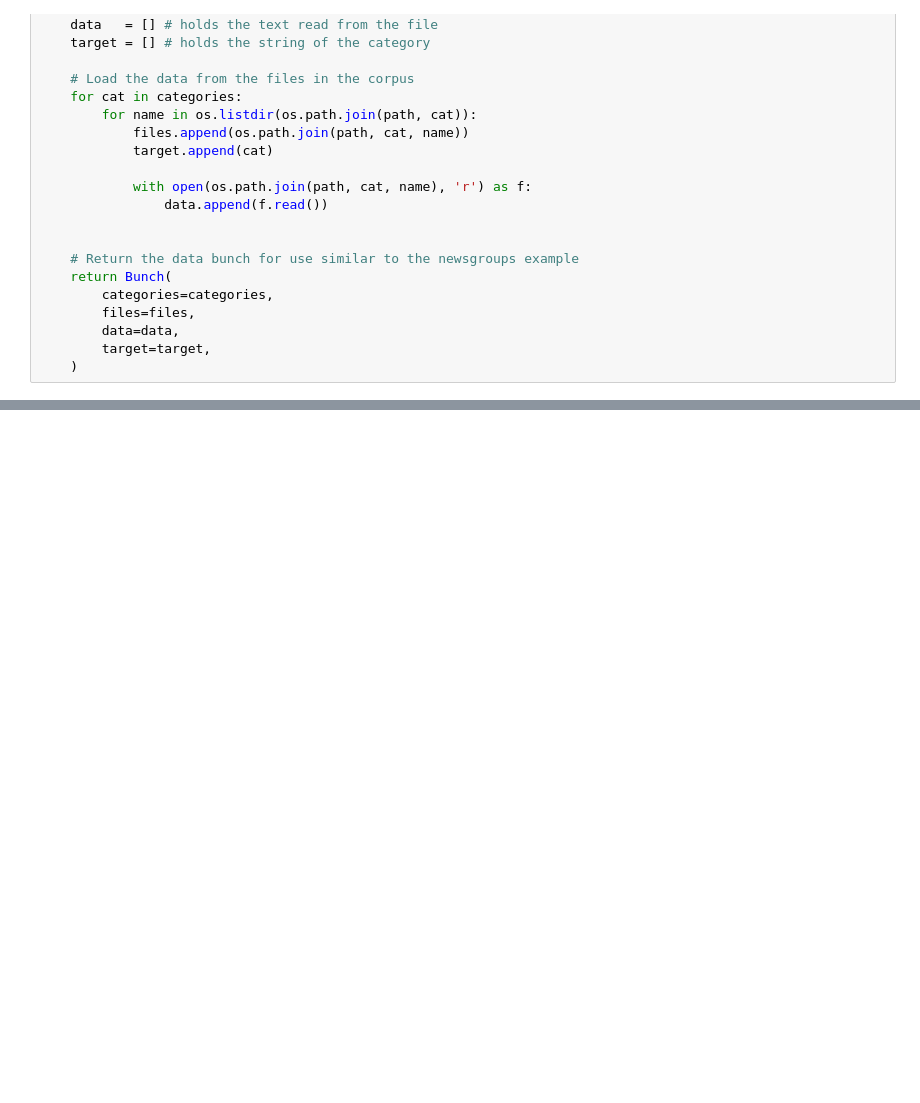
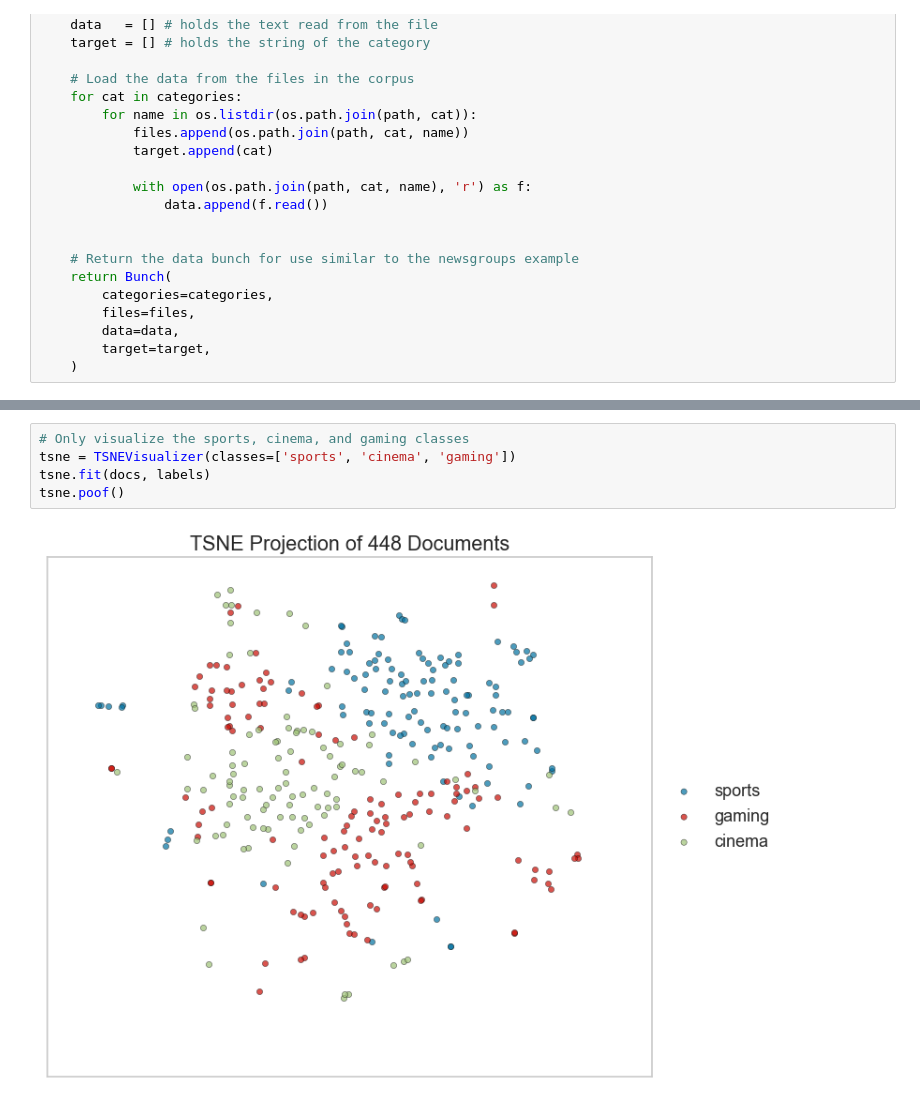
Before and after one commit to DistrictDataLabs/yellowbrick, a Jupyter notebook: examples/text.ipynb, the cells around one changed output, grey strips where cells are left out. Saved outputs shown, nothing was run; the diff lists cells and outputs as text; blank space fills up the shorter version.

```diff
--- a/examples/text.ipynb
+++ b/examples/text.ipynb
@@ -85,0 +109,7 @@ def load_data(name, download=True):
+# %%
+# Only visualize the sports, cinema, and gaming classes
+tsne = TSNEVisualizer(classes=['sports', 'cinema', 'gaming'])
+tsne.fit(docs, labels)
+tsne.poof()
+# %% [output]
+[figure, added]
```
Also changed, not shown: parts of 6 cells of this notebook, 8 other files.
